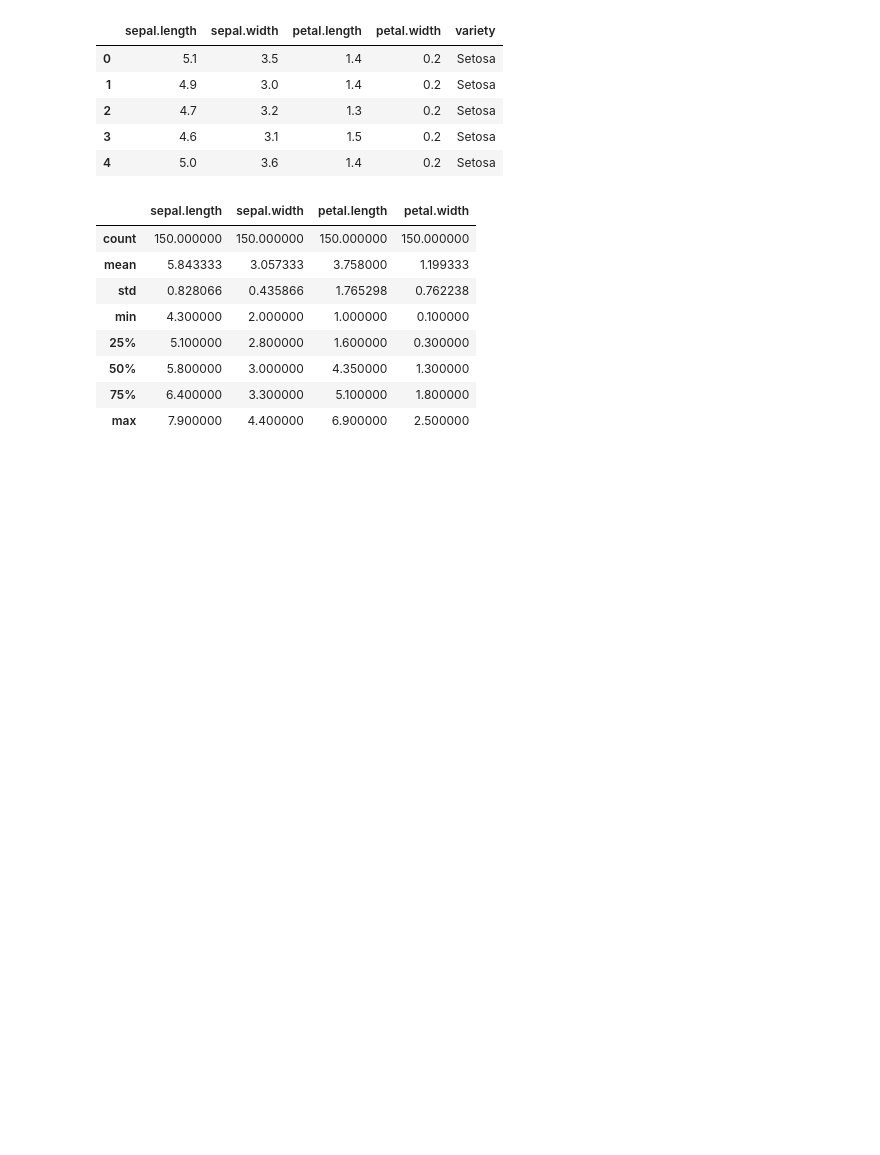
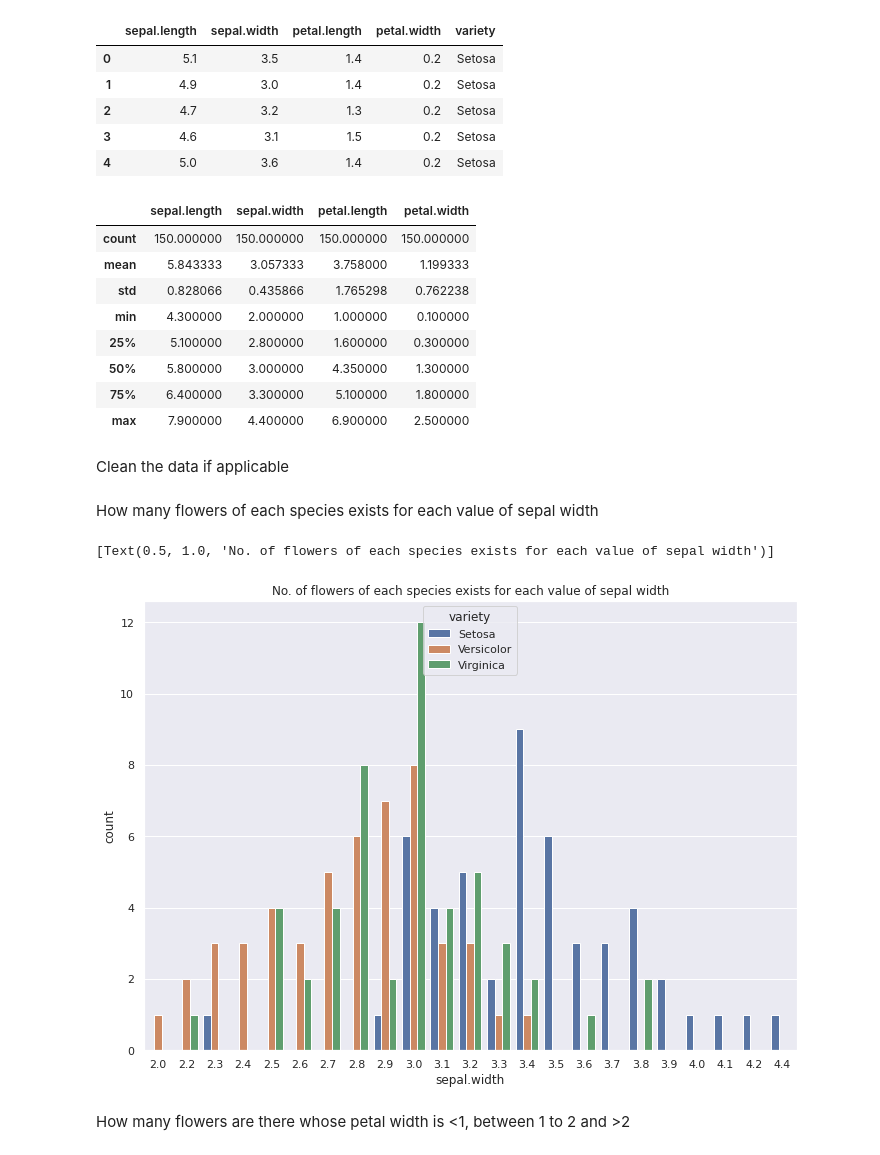
Before and after one commit to nishJay/Scripting-Lab-Codes, a Jupyter notebook: iris.ipynb, the cells around one changed output. Cells and saved outputs as stored; diff of their text form; code cells hidden in the pictures; blank space fills up the shorter version.

```diff
--- a/iris.ipynb
+++ b/iris.ipynb
@@ -50,3 +50,19 @@ iris.describe()
 | 50% | 5.800000 | 3.000000 | 4.350000 | 1.300000 |
 | 75% | 6.400000 | 3.300000 | 5.100000 | 1.800000 |
 | max | 7.900000 | 4.400000 | 6.900000 | 2.500000 |
+# %%
+sns.set(rc={'figure.figsize':(11.7,8.27)})
+# %% [markdown]
+Clean the data if applicable
+# %%
+iris.drop(['sepal.length','petal.length'], axis = 1, inplace = True)
+# %% [markdown]
+How many flowers of each species exists for each value of sepal width
+# %%
+ax = sns.countplot(data = iris, x = 'sepal.width', hue = 'variety' )
+ax.set(title = 'No. of flowers of each species that exists for each value of sepal width')
+# %% [output]
+[Text(0.5, 1.0, 'No. of flowers of each species exists for each value of sepal width')]
+[figure, added]
+# %% [markdown]
+How many flowers are there whose petal width is <1, between 1 to 2 and >2
```
Also changed, not shown: parts of 5 cells of this notebook.
